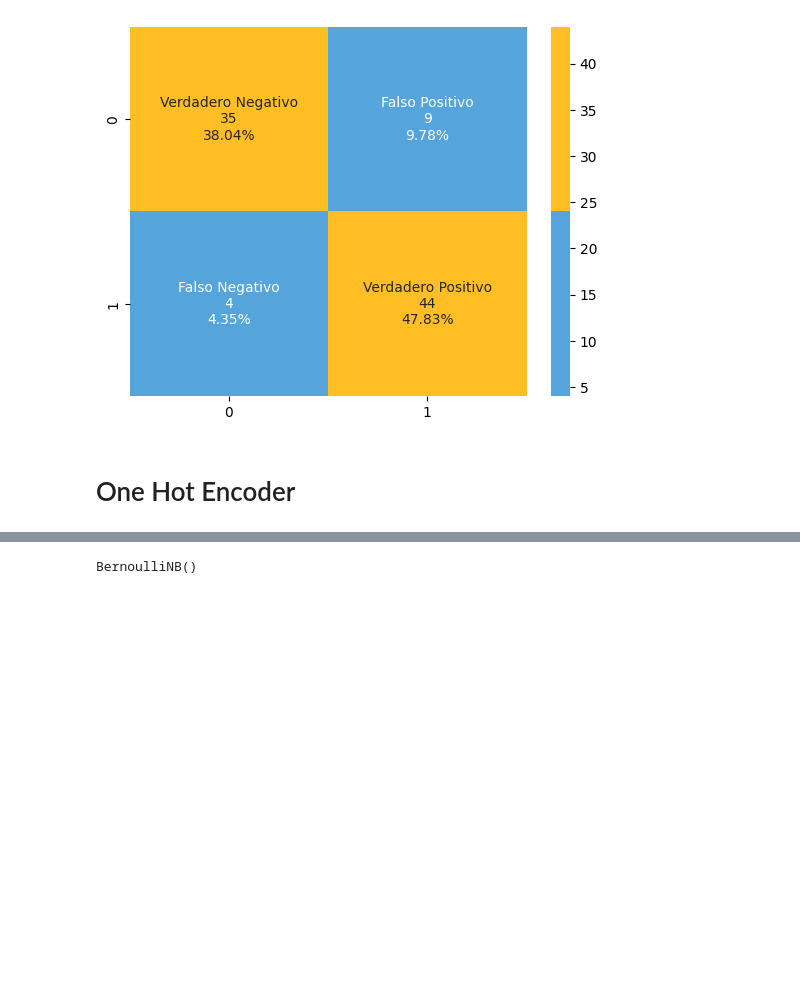
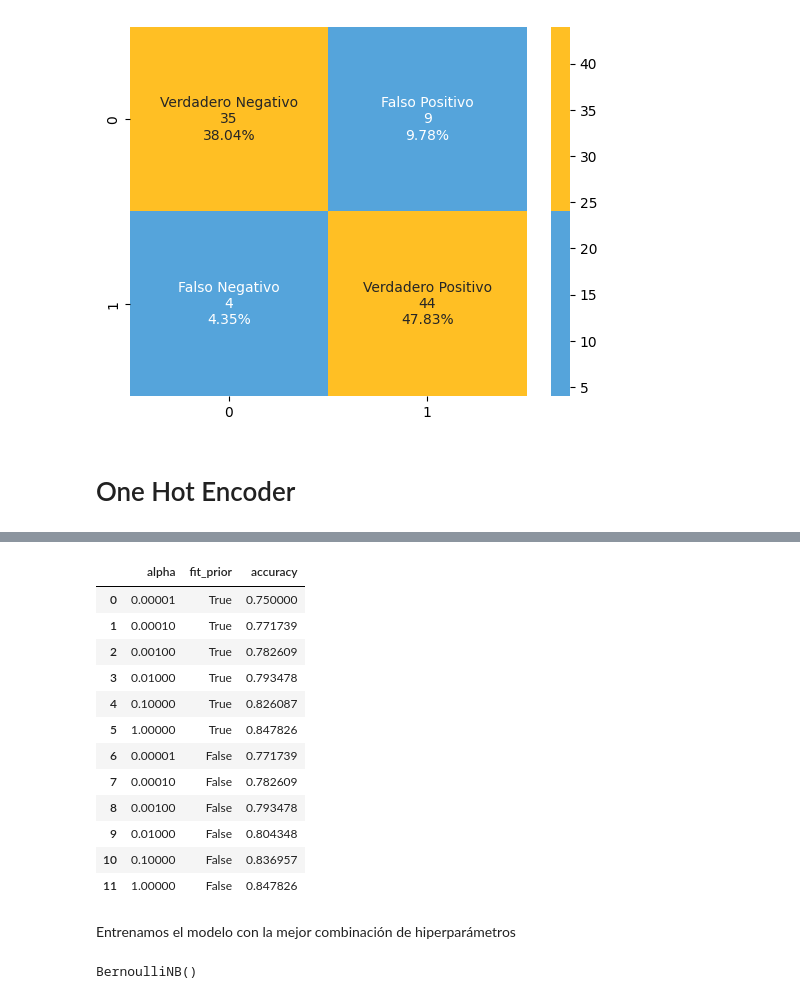
Before and after one commit to fernandogmz/DASI, a Jupyter notebook: NaiveBayes.ipynb, the cells around one changed output, grey strips where cells are left out. Drawn from its saved outputs; the diff is of its cells as text; code cells hidden in the pictures; blank space fills up the shorter version.

```diff
--- a/NaiveBayes.ipynb
+++ b/NaiveBayes.ipynb
@@ -190,0 +275,25 @@ X_val_enc = enc.transform(X_val)
+# %%
+alphas = [0.00001 ,	0.0001 ,	0.001 ,	0.01 ,	0.1 ,	1]
+fit_priors = [True, False]
+# %%
+# Table structure
+# penalty max_iterations learning_rate alpha eta
+from sklearn.naive_bayes import BernoulliNB
+
+results = []
+for fit_prior in fit_priors:
+  for alpha in alphas:
+    print('Entrenando... alpha:{alpha} --- fit_prior:{fit_prior} ---'.format(alpha=alpha, fit_prior = fit_prior))
+    # Traing model
+    clf = BernoulliNB(alpha=alpha, fit_prior=fit_prior)  # alpha es el coeficiente de alisado, y fit_prior=True indica que aprenderá prior del conjunto de entrenamiento
+    clf.fit(X_train_enc, y_train)   # el método fit entrena el modelo con los datos que se le pasan
+    # Generate prediction
+    prediction = clf.predict(X_test_enc)
+    # Calculate accuracy
+    accuracy = accuracy_score(y_test,prediction)
+    print('    ==> Accuracy: {acc} '.format(acc=accuracy))
+    print(' ')
+
+    results.append([alpha,fit_prior,accuracy])
+
+print(results)
@@ -191,3 +318,22 @@ X_val_enc = enc.transform(X_val)
+# %%
+results_df = pd.DataFrame(results,columns=['alpha','fit_prior','accuracy'])
+results_df
+# %% [output]
+|  | alpha | fit_prior | accuracy |
+| 0 | 0.00001 | True | 0.750000 |
+| 1 | 0.00010 | True | 0.771739 |
+| 2 | 0.00100 | True | 0.782609 |
+| 3 | 0.01000 | True | 0.793478 |
+| 4 | 0.10000 | True | 0.826087 |
+| 5 | 1.00000 | True | 0.847826 |
+| 6 | 0.00001 | False | 0.771739 |
+| 7 | 0.00010 | False | 0.782609 |
+| 8 | 0.00100 | False | 0.793478 |
+| 9 | 0.01000 | False | 0.804348 |
+| 10 | 0.10000 | False | 0.836957 |
+| 11 | 1.00000 | False | 0.847826 |
+# %% [markdown]
+Entrenamos el modelo con la mejor combinación de hiperparámetros
 # %%
 from sklearn.naive_bayes import BernoulliNB
 
```
Also changed, not shown: parts of 12 cells of this notebook, 1 other file.
